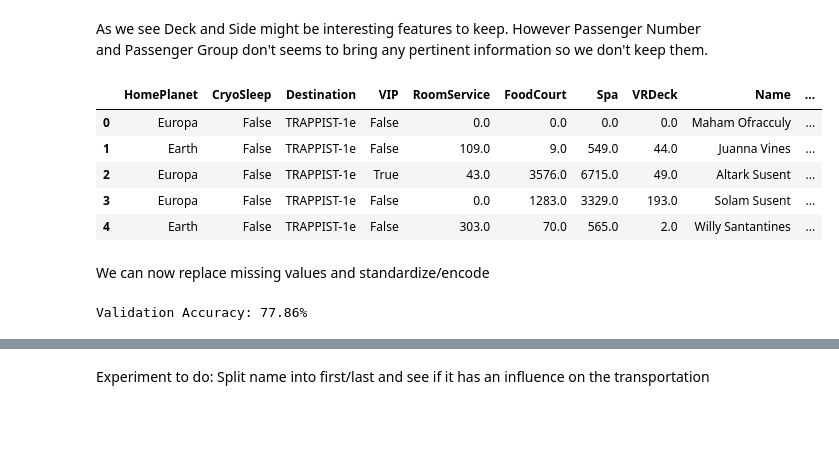
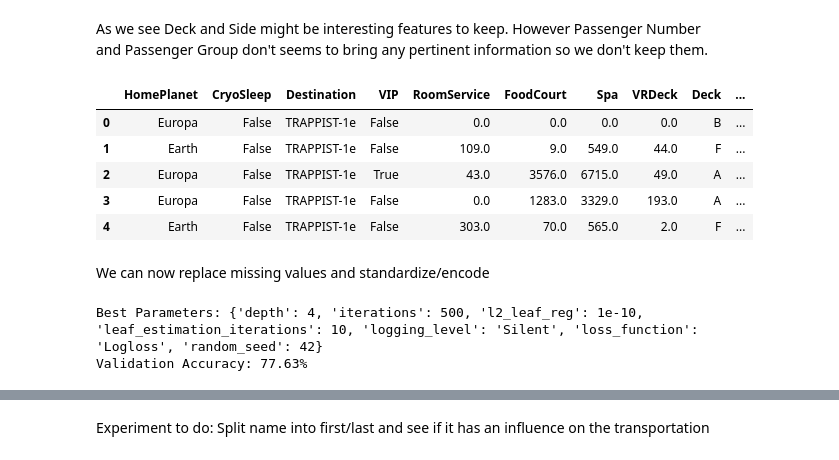
Before and after one commit to douglasbouchet/kaggle-challenges, a Jupyter notebook: spaceship-titanic/space_titanic.ipynb, the cells around one changed output, grey strips where cells are left out. Drawn from its saved outputs; the diff is of its cells as text; code cells hidden in the pictures; blank space fills up the shorter version.

Commit message:
feat: adding grid search

```diff
--- a/spaceship-titanic/space_titanic.ipynb
+++ b/spaceship-titanic/space_titanic.ipynb
@@ -115,16 +117,17 @@ plt.show()
 # %% [markdown]
 As we see Deck and Side might be interesting features to keep. However Passenger Number and Passenger Group don't seems to bring any pertinent information so we don't keep them.
 # %%
-cols_to_remove = ['Age', 'ShoppingMall', 'Passenger_Group', 'Passenger_Number', 'Num', 'total_expenses']
+# cols_to_remove = ['Age', 'ShoppingMall', 'Passenger_Group', 'Passenger_Number', 'Num', 'total_expenses']
+cols_to_remove = ['Age', 'ShoppingMall', 'Passenger_Group', 'Passenger_Number', 'Num', 'total_expenses', 'Name']
 df_decreases = df_increases.drop(columns=cols_to_remove + ['PassengerId'])
 y = df_decreases.pop('Transported')
 df_decreases.head()
 # %% [output]
-|  | HomePlanet | CryoSleep | Destination | VIP | RoomService | FoodCourt | Spa | VRDeck | Name | ... |
-| 0 | Europa | False | TRAPPIST-1e | False | 0.0 | 0.0 | 0.0 | 0.0 | Maham Ofracculy | ... |
-| 1 | Earth | False | TRAPPIST-1e | False | 109.0 | 9.0 | 549.0 | 44.0 | Juanna Vines | ... |
-| 2 | Europa | False | TRAPPIST-1e | True | 43.0 | 3576.0 | 6715.0 | 49.0 | Altark Susent | ... |
-| 3 | Europa | False | TRAPPIST-1e | False | 0.0 | 1283.0 | 3329.0 | 193.0 | Solam Susent | ... |
-| 4 | Earth | False | TRAPPIST-1e | False | 303.0 | 70.0 | 565.0 | 2.0 | Willy Santantines | ... |
+|  | HomePlanet | CryoSleep | Destination | VIP | RoomService | FoodCourt | Spa | VRDeck | Deck | ... |
+| 0 | Europa | False | TRAPPIST-1e | False | 0.0 | 0.0 | 0.0 | 0.0 | B | ... |
+| 1 | Earth | False | TRAPPIST-1e | False | 109.0 | 9.0 | 549.0 | 44.0 | F | ... |
+| 2 | Europa | False | TRAPPIST-1e | True | 43.0 | 3576.0 | 6715.0 | 49.0 | A | ... |
+| 3 | Europa | False | TRAPPIST-1e | False | 0.0 | 1283.0 | 3329.0 | 193.0 | A | ... |
+| 4 | Earth | False | TRAPPIST-1e | False | 303.0 | 70.0 | 565.0 | 2.0 | F | ... |
 # %% [markdown]
 We can now replace missing values and standardize/encode
@@ -155,29 +179,53 @@ label_encoder = LabelEncoder()
 y_encoded = label_encoder.fit_transform(y)
 X_train, X_val, y_train, y_val = train_test_split(df_decreases, y_encoded, test_size=0.2, random_state=42)
 # %%
-#model = XGBClassifier(n_estimators=100, random_state=0, objective='binary:logistic')
-params = {'n_estimators': 200,
+XGBClassifier_params = {'n_estimators': 200,
             'learning_rate': 0.05,
             'max_depth': 10,
             'subsample': 0.8,
             'colsample_bytree': 0.1,
             'n_jobs': -1,
-            #'eval_metric': 'mlogloss',
             'objective': 'binary:logistic',
-            #'tree_method': 'hist',
             'random_state': 42,
         }
-model = XGBClassifier(**params)
+
+# CatBoostClassifier_params = {'depth': 6,
+#         'iterations': 500,
+#         'l2_leaf_reg': 1e-20,
+#         'leaf_estimation_iterations': 10,
+#         'logging_level': 'Silent',
+#         'loss_function': 'Logloss',
+#         'random_seed': 42}
+CatBoostClassifier_params ={
+    'depth': [2, 4, 6, 8],
+    'iterations': [500, 1000, 2000],
+    'l2_leaf_reg': [1e-10, 1e-5],
+    'leaf_estimation_iterations': [5,10,20],
+    'logging_level': ['Silent'],
+    'loss_function': ['Logloss'],
+    'random_seed': [42]
+}
+
+#model = XGBClassifier(**XGBClassifier_params)
+#model = CatBoostClassifier(**CatBoostClassifier_params)
+model = CatBoostClassifier()
+
+grid_search = GridSearchCV(model, CatBoostClassifier_params, cv=3, scoring='accuracy', verbose=0, n_jobs=-1)
+
 
 # Create and evaluate the pipeline
 clf = Pipeline(steps=[('preprocessor', preprocessor),
-                      ('classifier', model)])
+                      #('classifier', model)])
+                      ('classifier', grid_search)])
 
-# Train the model on the training set
 clf.fit(X_train, y_train)
+
+best_params = clf.named_steps['classifier'].best_params_
+print(f'Best Parameters: {best_params}')
 
 # Evaluate the model on the validation set
 accuracy = clf.score(X_val, y_val)
 print(f'Validation Accuracy: {accuracy*100:.2f}%')
 # %% [output]
-Validation Accuracy: 77.86%
+Best Parameters: {'depth': 4, 'iterations': 500, 'l2_leaf_reg': 1e-10, 'leaf_estimation_iterations': 10, 'logging_level': 'Silent', 'loss_function': 'Logloss', 'random_seed': 42}
+Validation Accuracy: 77.63%
```
Also changed, not shown: parts of 6 cells of this notebook, 5 other files.
